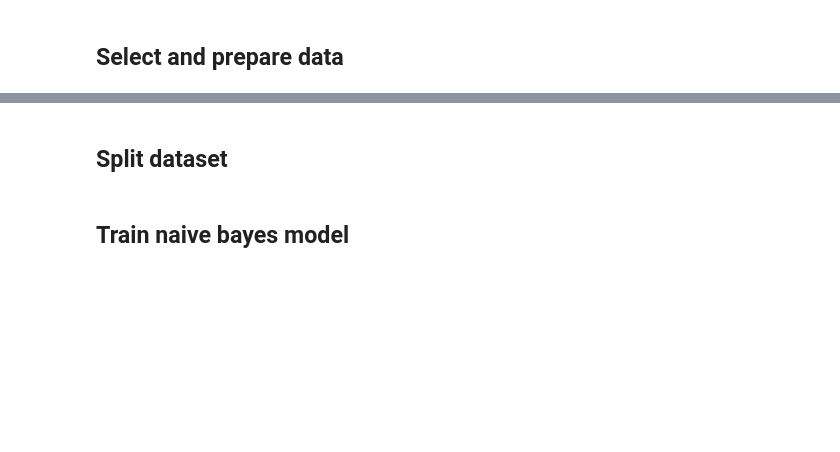
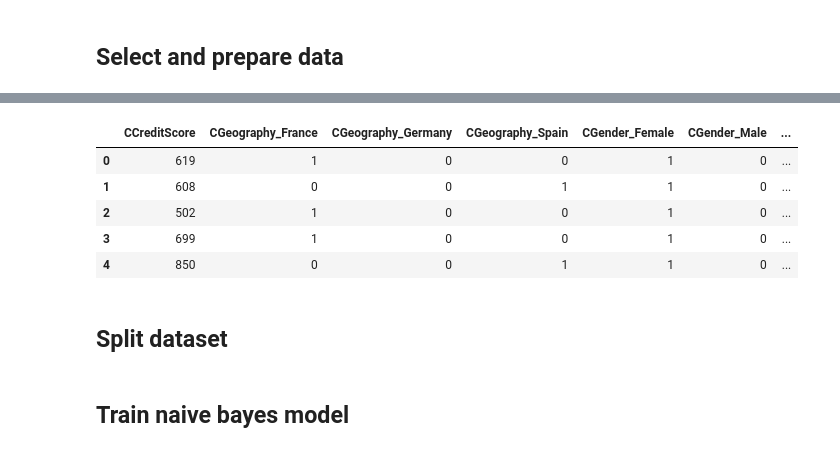
Before and after one commit to Ph1lippK/VAWI, a Jupyter notebook: Assignment_01_40402020250003.ipynb, the cells around one changed output, grey strips where cells are left out. Drawn from its saved outputs; the diff is of its cells as text; code cells hidden in the pictures; blank space fills up the shorter version.

```diff
--- a/Assignment_01_40402020250003.ipynb
+++ b/Assignment_01_40402020250003.ipynb
@@ -78,0 +124,6 @@ fintech1
+# %%
+# dropping row with entry "Nov 58" in CEstimatedSalary
+# it is ok to just drop the value, since only one value ot of 1000 is corrupted
+# renaming df to fintech in order to have a descriptive name
+fintech = df1.drop(index=2362)
+fintech.head()
@@ -240,14 +265,11 @@ F1-Score: 27.6657060518732
 # %% [markdown]
 ## Select and prepare data
 # %%
-# Import libraries
-import pandas as pd
-
+# Select and prepare was done in task 1.1. Reusing datafram fintech
 # read the dataset
-fintech = pd.read_csv("https://raw.githubusercontent.com/VAWi-DataScience/Data-Science-and-Machine-Learning/main/Assignment/WiSe22_23/01_FinTech_Churn.csv", sep=";")
-
+#fintech = pd.read_csv("https://raw.githubusercontent.com/VAWi-DataScience/Data-Science-and-Machine-Learning/main/Assignment/WiSe22_23/01_FinTech_Churn.csv", sep=";")
 # Change column 'churn' to 'label'
-fintech.columns = ['CCreditScore', 'CGeography', 'CGender', 'CAge','CTenure','CBalance','CNumOfProducts','CHasCrCard','CIsActiveMember','CEstimatedSalary','label']
+#fintech.columns = ['CCreditScore', 'CGeography', 'CGender', 'CAge','CTenure','CBalance','CNumOfProducts','CHasCrCard','CIsActiveMember','CEstimatedSalary','label']
 # Show top 5-records
 fintech.head()
 # %% [output]
@@ -429,8 +432,19 @@ diabetes.head()
 # %%
 #Spliting dataset in two parts: feature set and y label
-feature_set = ['pregnant', 'insulin', 'bmi', 'age','glucose','bp','pedigree', 'skin']
-X = diabetes[feature_set]
-y = diabetes.label
+
+#Spliting dataset in two parts: feature set and target label
+feature_set = ['CCreditScore', 'CGeography_France', 'CGeography_Germany','CGeography_Spain','CGender_Female','CGender_Male', 'CAge','CTenure','CBalance','CNumOfProducts','CHasCrCard','CIsActiveMember','CEstimatedSalary']
+X = fintech[feature_set]
+y = fintech.label
+
+X.head()
+# %% [output]
+|  | CCreditScore | CGeography_France | CGeography_Germany | CGeography_Spain | CGender_Female | CGender_Male | ... |
+| 0 | 619 | 1 | 0 | 0 | 1 | 0 | ... |
+| 1 | 608 | 0 | 0 | 1 | 1 | 0 | ... |
+| 2 | 502 | 1 | 0 | 0 | 1 | 0 | ... |
+| 3 | 699 | 1 | 0 | 0 | 1 | 0 | ... |
+| 4 | 850 | 0 | 0 | 1 | 1 | 0 | ... |
 # %% [markdown]
 ## Split dataset
 # %%
```
Also changed, not shown: parts of 72 cells of this notebook.
